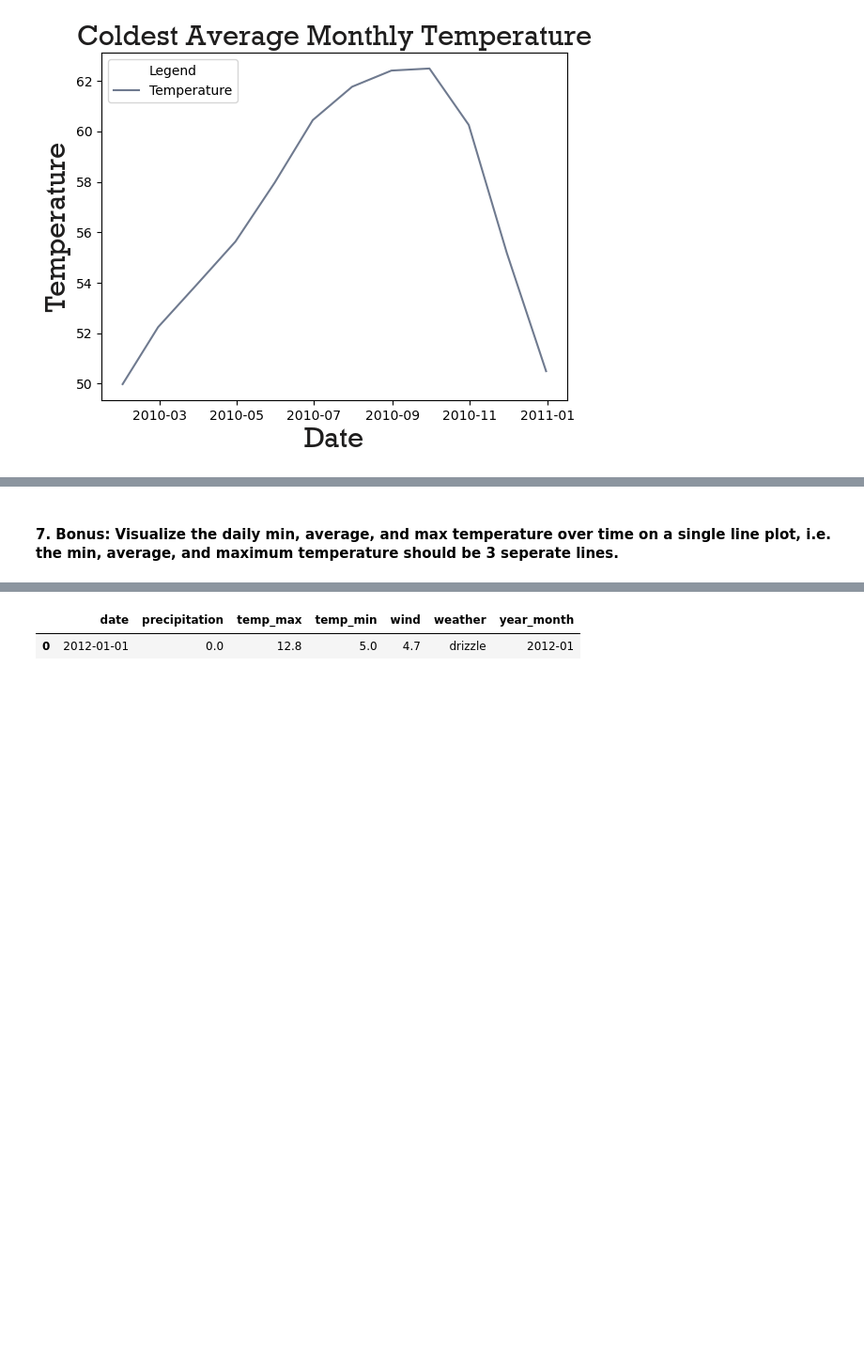
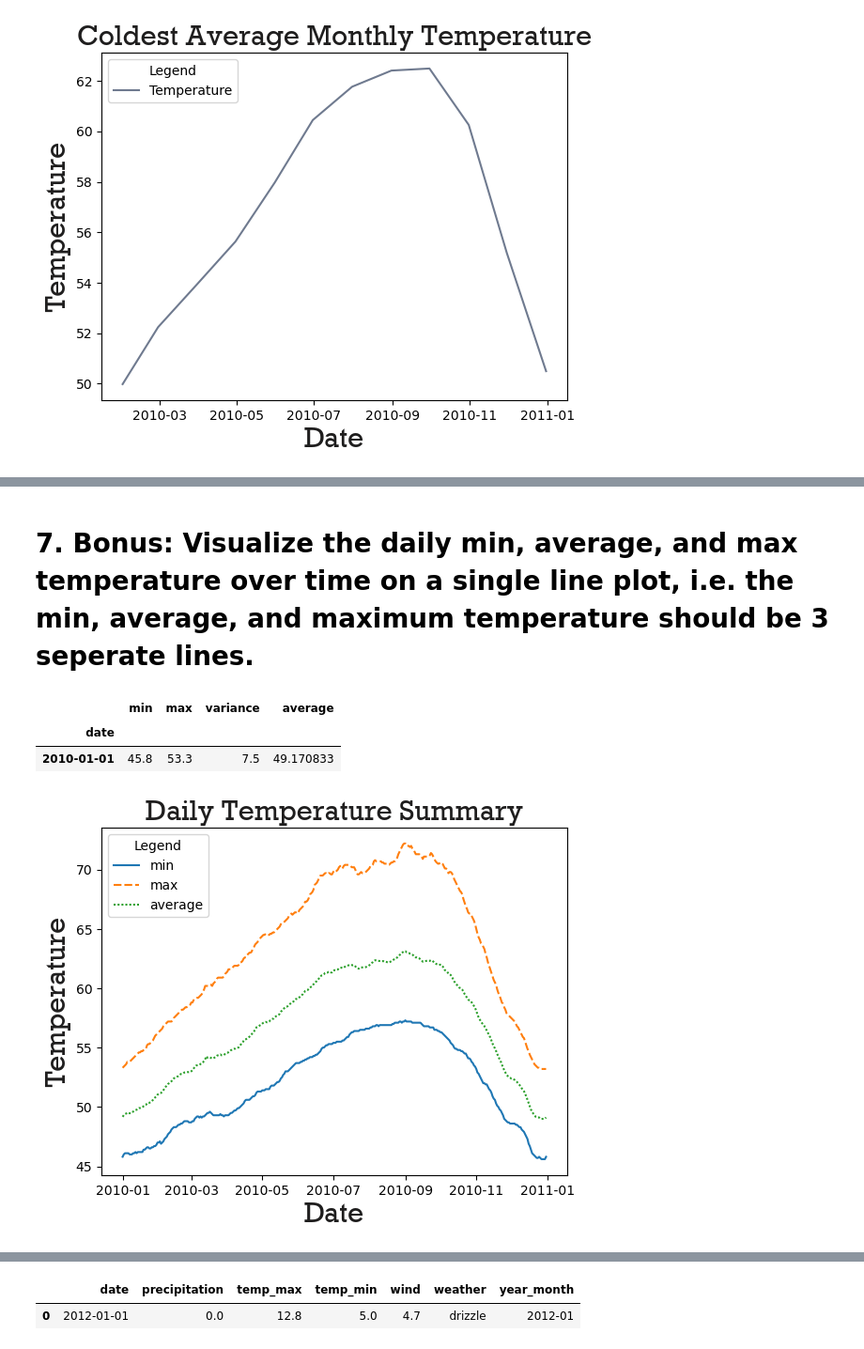
Before and after one commit to manuelparra1/time-series-exercises, a Jupyter notebook: vega_dataset.ipynb, the cells around one changed output, grey strips where cells are left out. Shown at 94% size. Saved outputs shown, nothing was run; the diff lists cells and outputs as text; code cells hidden in the pictures; blank space fills up the shorter version.

Commit message:
time_series exercises

```diff
--- a/vega_dataset.ipynb
+++ b/vega_dataset.ipynb
@@ -125,2 +155,2 @@ plt.show()
 # %% [markdown]
-#### 7. Bonus: Visualize the daily min, average, and max temperature over time on a single line plot, i.e. the min, average, and maximum temperature should be 3 seperate lines.
+# 7. Bonus: Visualize the daily min, average, and max temperature over time on a single line plot, i.e. the min, average, and maximum temperature should be 3 seperate lines.
@@ -126,0 +161,16 @@ plt.show()
+# %%
+data.head(1)
+# %% [output]
+|  | min | max | variance | average |
+| date |  |  |  |  |
+| 2010-01-01 | 45.8 | 53.3 | 7.5 | 49.170833 |
+# %%
+ax = sns.lineplot(data[['min','max','average']])
+
+ax.legend(title='Legend', loc='upper left')
+ax.set_ylabel("Temperature",fontdict=axes_fonts)
+ax.set_xlabel("Date",fontdict=axes_fonts)
+ax.set_title("Daily Temperature Summary",fontdict=title_font)
+plt.show()
+# %% [output]
+[figure, added]
```
Also changed, not shown: parts of 86 cells of this notebook, 2 other files.
